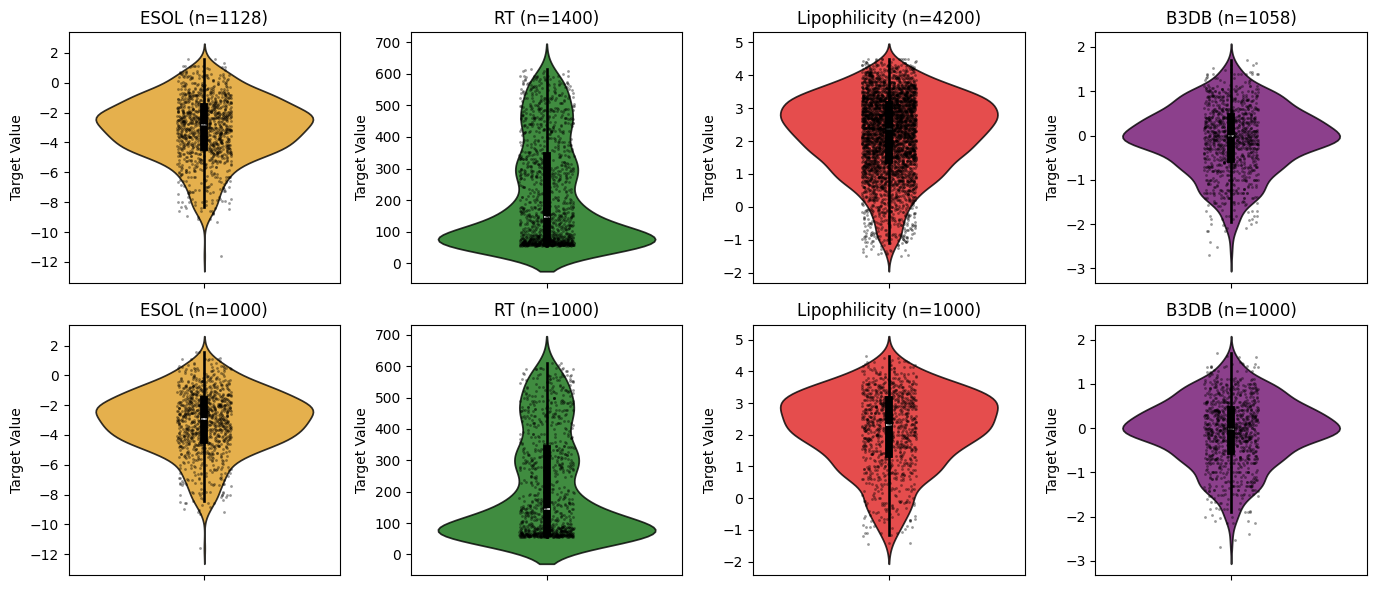
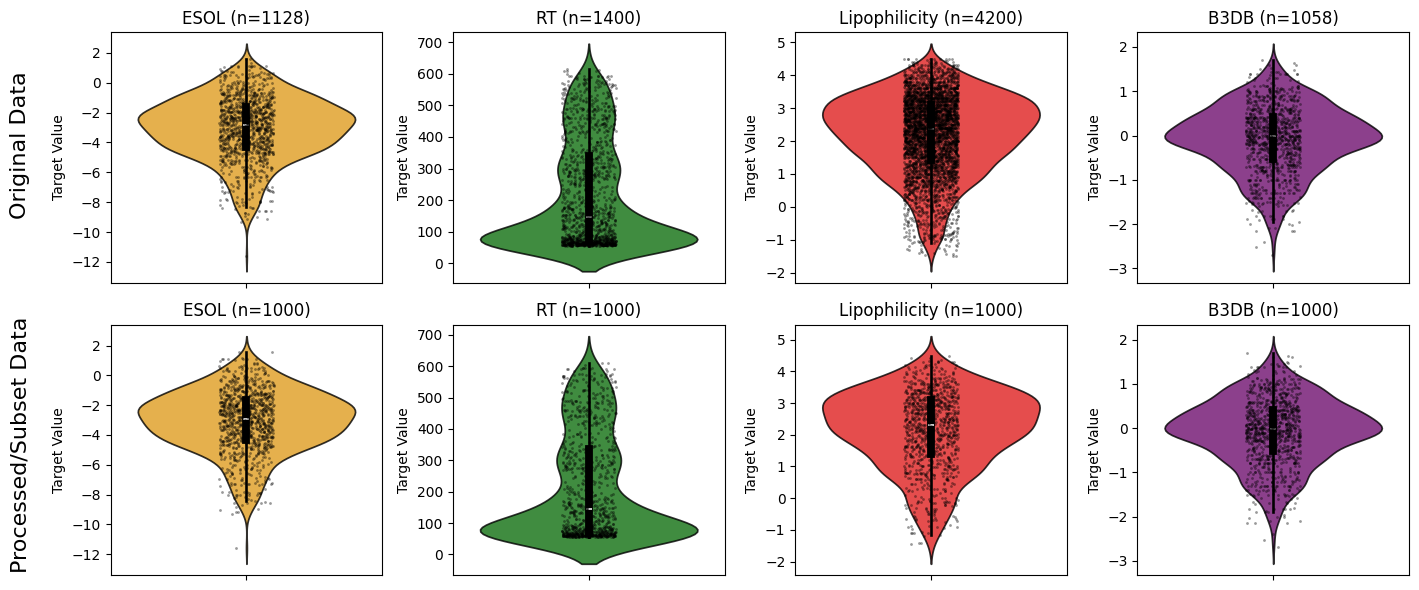
Code edit (unified diff) that turned the first committed figure into the second:
--- before
+++ after
@@ -31,3 +31,7 @@
             "B3DB", "purple")
 plt.tight_layout()
+# Add row titles
+fig.text(-0.01, 0.75, "Original Data", fontsize=16, rotation=90, va='center')
+fig.text(-0.01, 0.25, "Processed/Subset Data", fontsize=16, rotation=90, va='center')
+plt.savefig(f"results/EDA_Plot.png", dpi=300)
 plt.show()

Commit: updated EDA analysis notebook